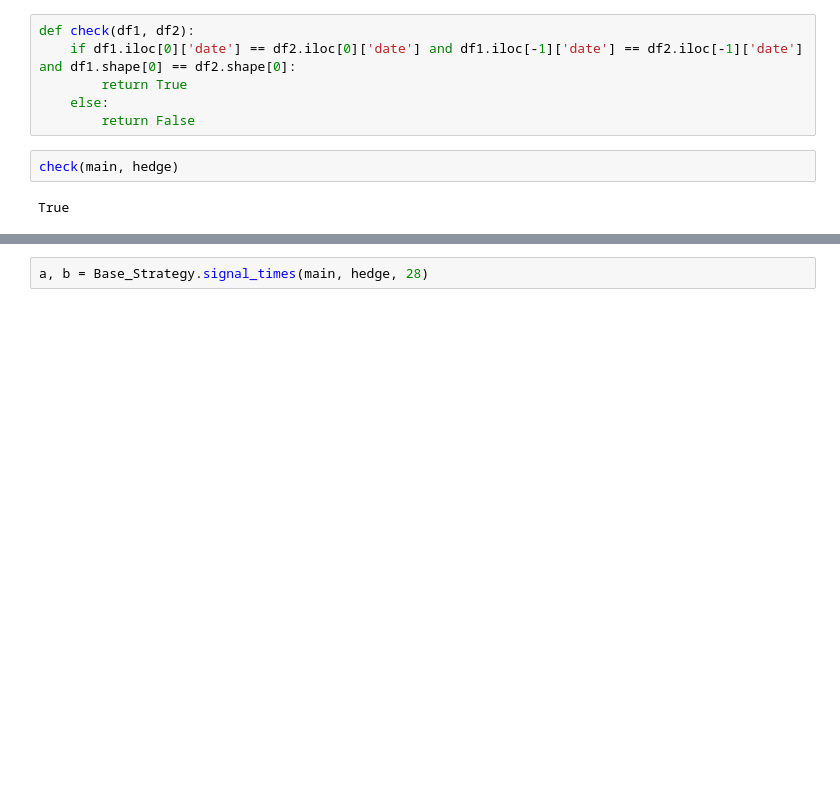
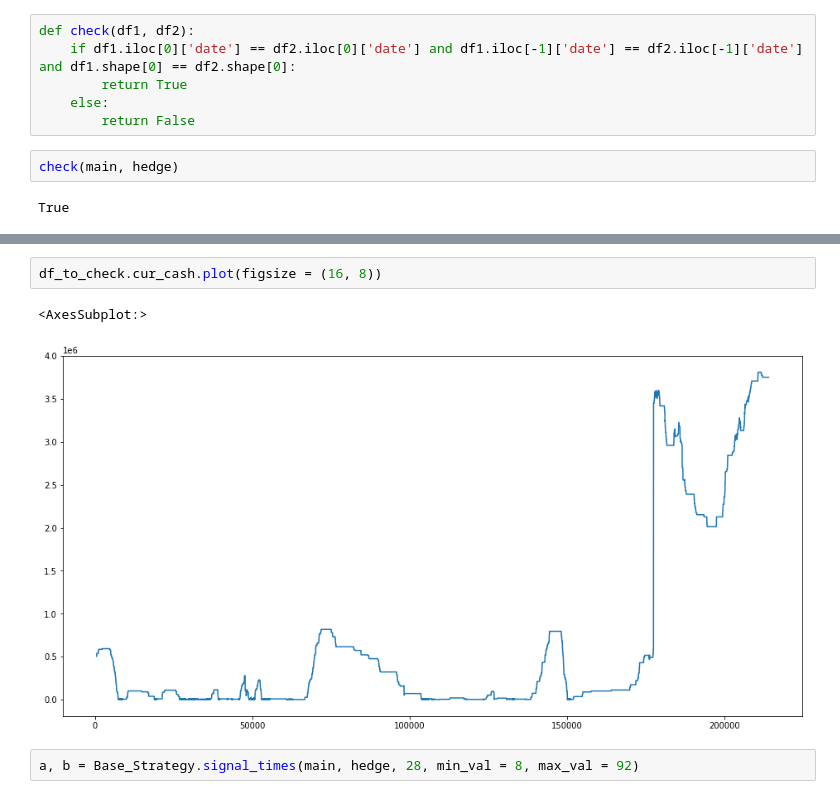
Before and after one commit to gurskyzhora/Trading_strategy, a Jupyter notebook: Strategy_Georgy_Gursky.ipynb, the cells around one changed output, grey strips where cells are left out. Saved outputs shown, nothing was run; the diff lists cells and outputs as text; blank space fills up the shorter version.

```diff
--- a/Strategy_Georgy_Gursky.ipynb
+++ b/Strategy_Georgy_Gursky.ipynb
@@ -185,5 +320,10 @@ cash
+# %%
+df_to_check.cur_cash.plot(figsize = (16, 8))
+# %% [output]
+<AxesSubplot:>
+[figure, added]
 # %%
-a, b = Base_Strategy.signal_times(main, hedge, 28)
+a, b = Base_Strategy.signal_times(main, hedge, 28, min_val = 8, max_val = 92)
 # %%
 figure(figsize = (20, 10))
 for el in a:
```
Also changed, not shown: parts of 22 cells of this notebook.
